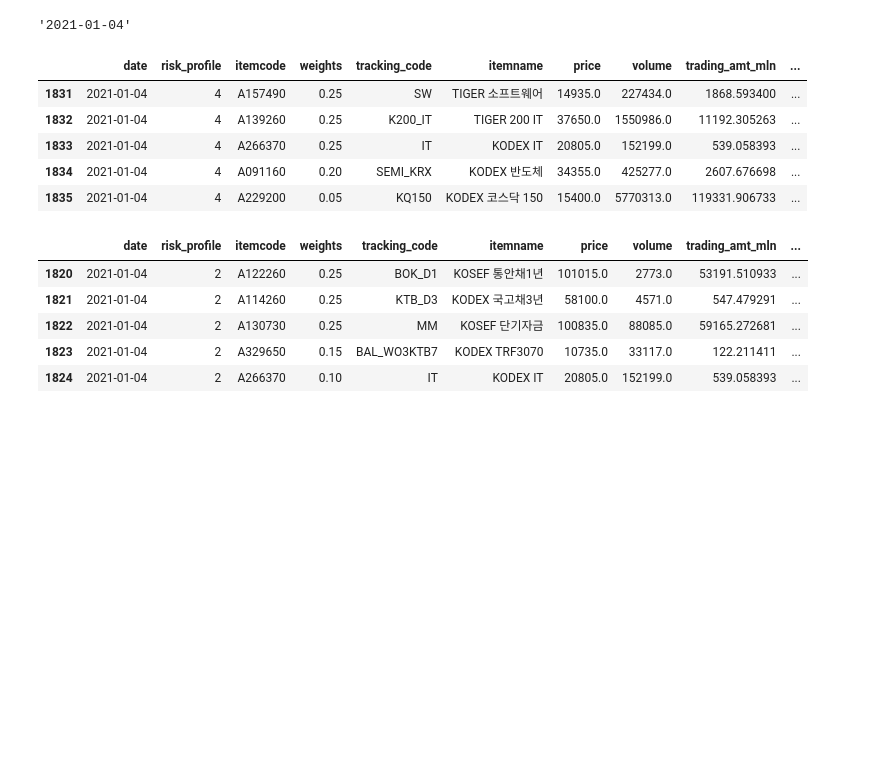
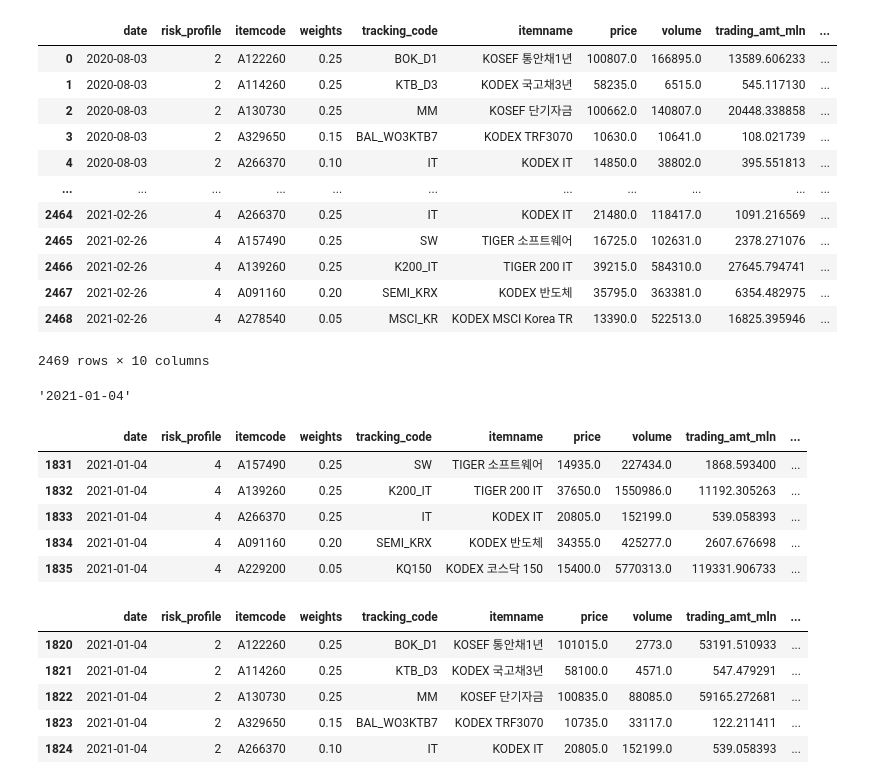
Before and after one commit to my2582/kisra, a Jupyter notebook: Untitled.ipynb, the cells around one changed output. Saved outputs shown, nothing was run; the diff lists cells and outputs as text; code cells hidden in the pictures; blank space fills up the shorter version.

```diff
--- a/Untitled.ipynb
+++ b/Untitled.ipynb
@@ -24,6 +24,22 @@ balance_s
 | 24 | 9/5/2020 9:00:00 AM | A09 | 투자자9 | 현금성 | C000001 | 현금 | 1300000 | 1 | 1300000 | 1.00 | ... |
 # %%
 advised_pf = pd.read_pickle('./data/processed/advised_portfolios.pkl')
+# %%
+advised_pf
+# %% [output]
+|  | date | risk_profile | itemcode | weights | tracking_code | itemname | price | volume | trading_amt_mln | ... |
+| 0 | 2020-08-03 | 2 | A122260 | 0.25 | BOK_D1 | KOSEF 통안채1년 | 100807.0 | 166895.0 | 13589.606233 | ... |
+| 1 | 2020-08-03 | 2 | A114260 | 0.25 | KTB_D3 | KODEX 국고채3년 | 58235.0 | 6515.0 | 545.117130 | ... |
+| 2 | 2020-08-03 | 2 | A130730 | 0.25 | MM | KOSEF 단기자금 | 100662.0 | 140807.0 | 20448.338858 | ... |
+| 3 | 2020-08-03 | 2 | A329650 | 0.15 | BAL_WO3KTB7 | KODEX TRF3070 | 10630.0 | 10641.0 | 108.021739 | ... |
+| 4 | 2020-08-03 | 2 | A266370 | 0.10 | IT | KODEX IT | 14850.0 | 38802.0 | 395.551813 | ... |
+| ... | ... | ... | ... | ... | ... | ... | ... | ... | ... | ... |
+| 2464 | 2021-02-26 | 4 | A266370 | 0.25 | IT | KODEX IT | 21480.0 | 118417.0 | 1091.216569 | ... |
+| 2465 | 2021-02-26 | 4 | A157490 | 0.25 | SW | TIGER 소프트웨어 | 16725.0 | 102631.0 | 2378.271076 | ... |
+| 2466 | 2021-02-26 | 4 | A139260 | 0.25 | K200_IT | TIGER 200 IT | 39215.0 | 584310.0 | 27645.794741 | ... |
+| 2467 | 2021-02-26 | 4 | A091160 | 0.20 | SEMI_KRX | KODEX 반도체 | 35795.0 | 363381.0 | 6354.482975 | ... |
+| 2468 | 2021-02-26 | 4 | A278540 | 0.05 | MSCI_KR | KODEX MSCI Korea TR | 13390.0 | 522513.0 | 16825.395946 | ... |
+2469 rows × 10 columns
 # %%
 current_date = '2021-1-4'
 current_date = datetime.strptime(current_date, '%Y-%m-%d').strftime('%Y-%m-%d')
```
Also changed, not shown: 1 other file.
